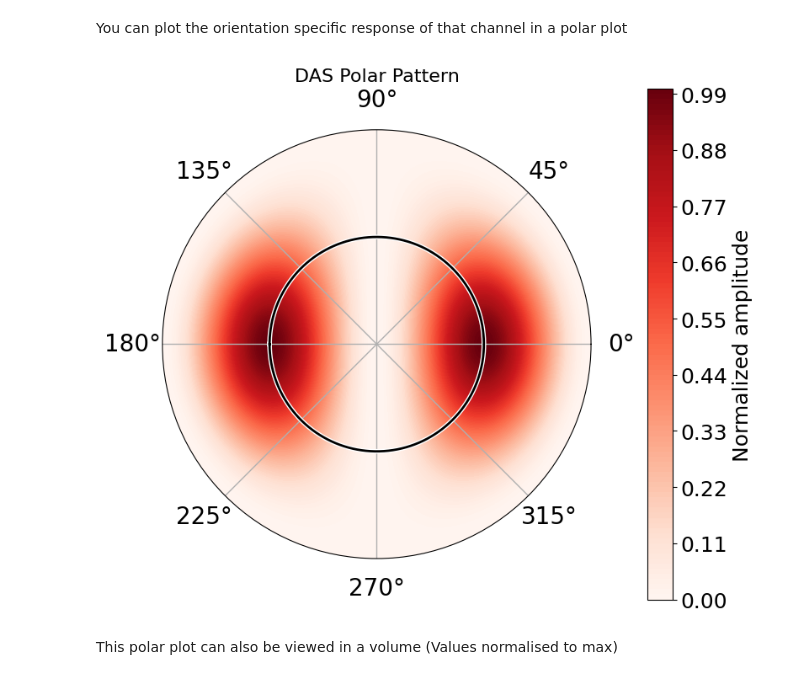
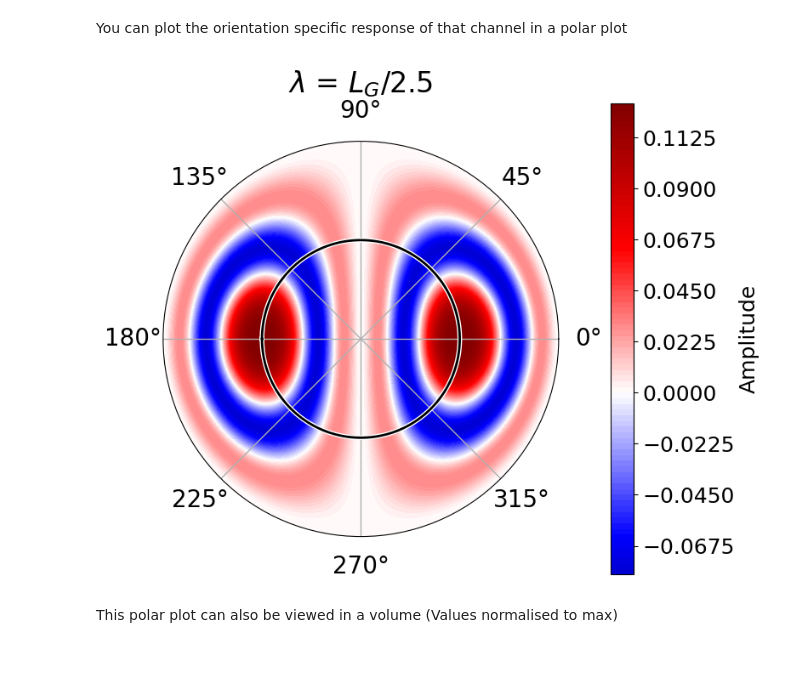
Before and after one commit to olfontai/DAS_sensitivity, a Jupyter notebook: Forward_amplitude_model/Objects_overview.ipynb, the cells around one changed output. Saved outputs shown, nothing was run; the diff lists cells and outputs as text; code cells hidden in the pictures.

```diff
--- a/Forward_amplitude_model/Objects_overview.ipynb
+++ b/Forward_amplitude_model/Objects_overview.ipynb
@@ -42,8 +42,8 @@ DAS sensor response (!!! can take Gauge length affect !!!)
 das = DASSensor(
     azimuth=0,
     dip=0,
-    gauge_length=None,
-    wavelength=None,
+    gauge_length=10,
+    wavelength=4,
     velocity=None,
     latitude = None,
     longitude = None,
@@ -54,9 +54,9 @@ When defining the DAS sensor response, you can play with the gaugelength to wave
 # %% [markdown]
 You can plot the orientation specific response of that channel in a polar plot
 # %%
-das.plot_polar_pattern('P')
+das.plot_polar_pattern('P', title = '$\lambda$ = $L_G/2.5$')
 # %% [output]
-[figure, old version]
+[figure, new version]
 # %% [markdown]
 This polar plot can also be viewed in a volume (Values normalised to max)
 # %%
```
Also changed, not shown: parts of 2 cells of this notebook, 8 other files.
